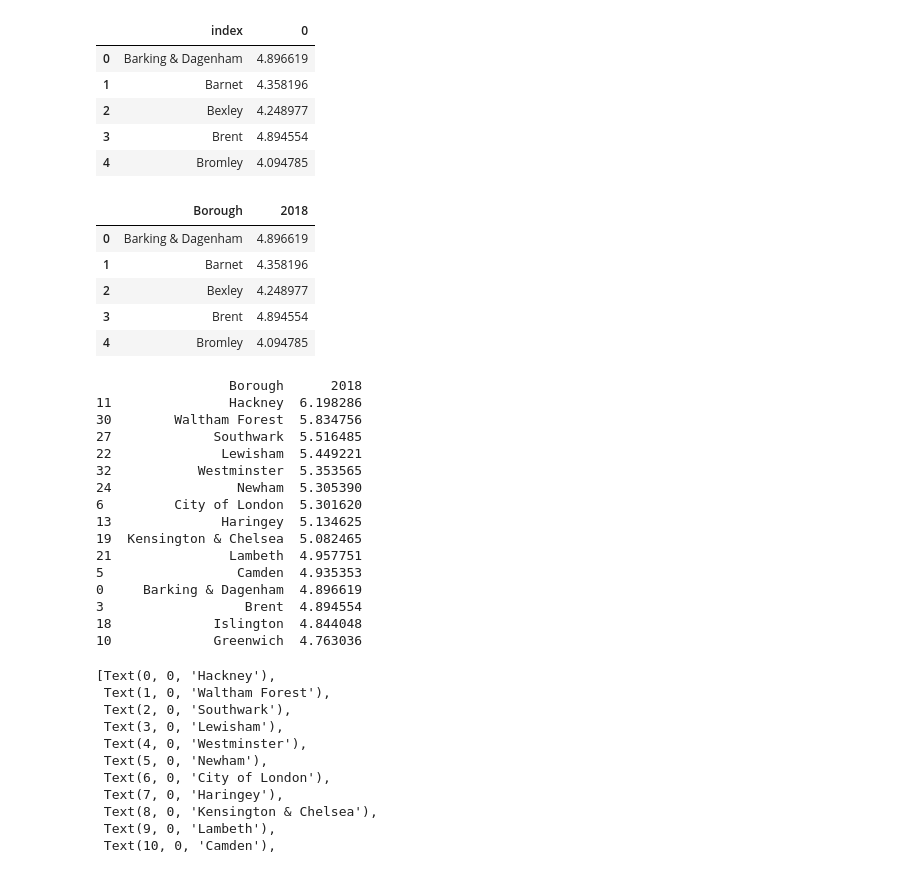
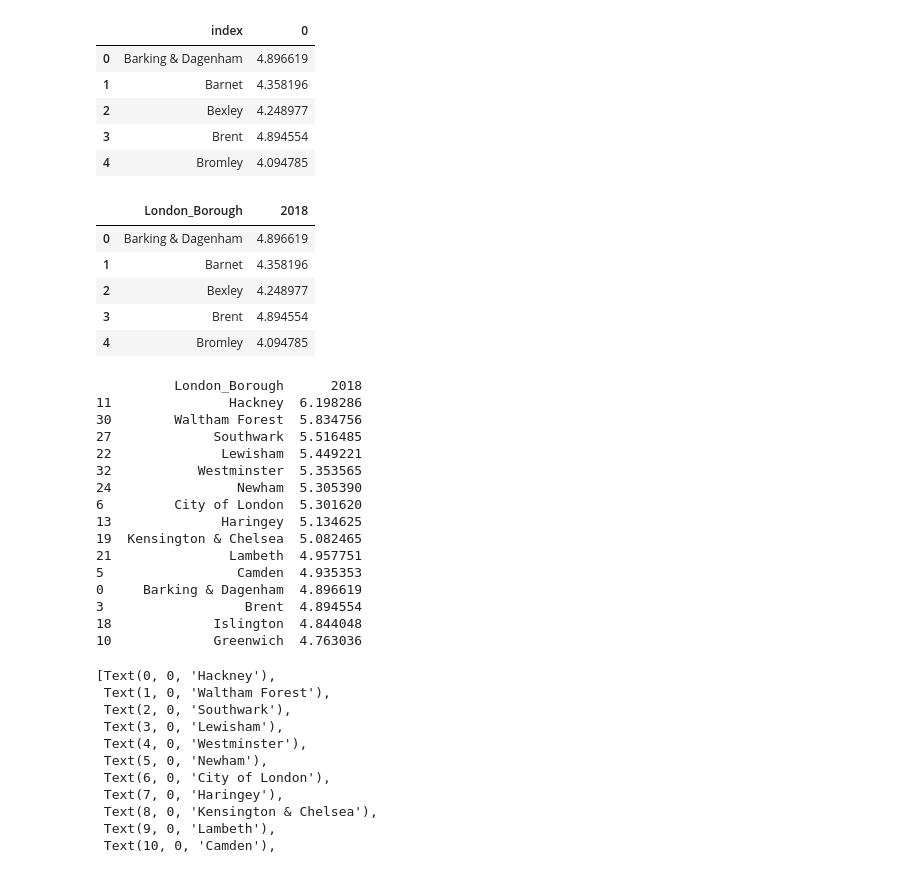
Before and after one commit to additii/Springboard-Data-Science, a Jupyter notebook: Unit 4 Challenge - Tier 3.ipynb, the cells around one changed output. Saved outputs shown, nothing was run; the diff lists cells and outputs as text; code cells hidden in the pictures.

```diff
--- a/Unit 4 Challenge - Tier 3.ipynb
+++ b/Unit 4 Challenge - Tier 3.ipynb
@@ -550,23 +545,22 @@ df_ratios.head()
 | 3 | Brent | 4.894554 |
 | 4 | Bromley | 4.094785 |
 # %%
-# Let's just rename the 'index' column as 'London_Borough', and the '0' column to '2018'.
-df_ratios.rename(columns={'index':'Borough', 0:'2018'}, inplace=True)
+# rename the 'index' column as 'London_Borough', and the '0' column to '2018'.
+df_ratios.rename(columns={'index':'London_Borough', 0:'2018'}, inplace=True)
 df_ratios.head()
 # %% [output]
-|  | Borough | 2018 |
+|  | London_Borough | 2018 |
 | 0 | Barking & Dagenham | 4.896619 |
 | 1 | Barnet | 4.358196 |
 | 2 | Bexley | 4.248977 |
 | 3 | Brent | 4.894554 |
 | 4 | Bromley | 4.094785 |
 # %%
-# Let's sort in descending order and select the top 15 boroughs.
-# Make a variable called top15, and assign it the result of calling sort_values() on df_ratios.
+# sort in descending order and select the top 15 boroughs.
 top15 = df_ratios.sort_values(by='2018',ascending=False).head(15)
 print(top15)
 # %% [output]
-                 Borough      2018
+          London_Borough      2018
 11               Hackney  6.198286
 30        Waltham Forest  5.834756
 27             Southwark  5.516485
```
Also changed, not shown: parts of 8 cells of this notebook.
